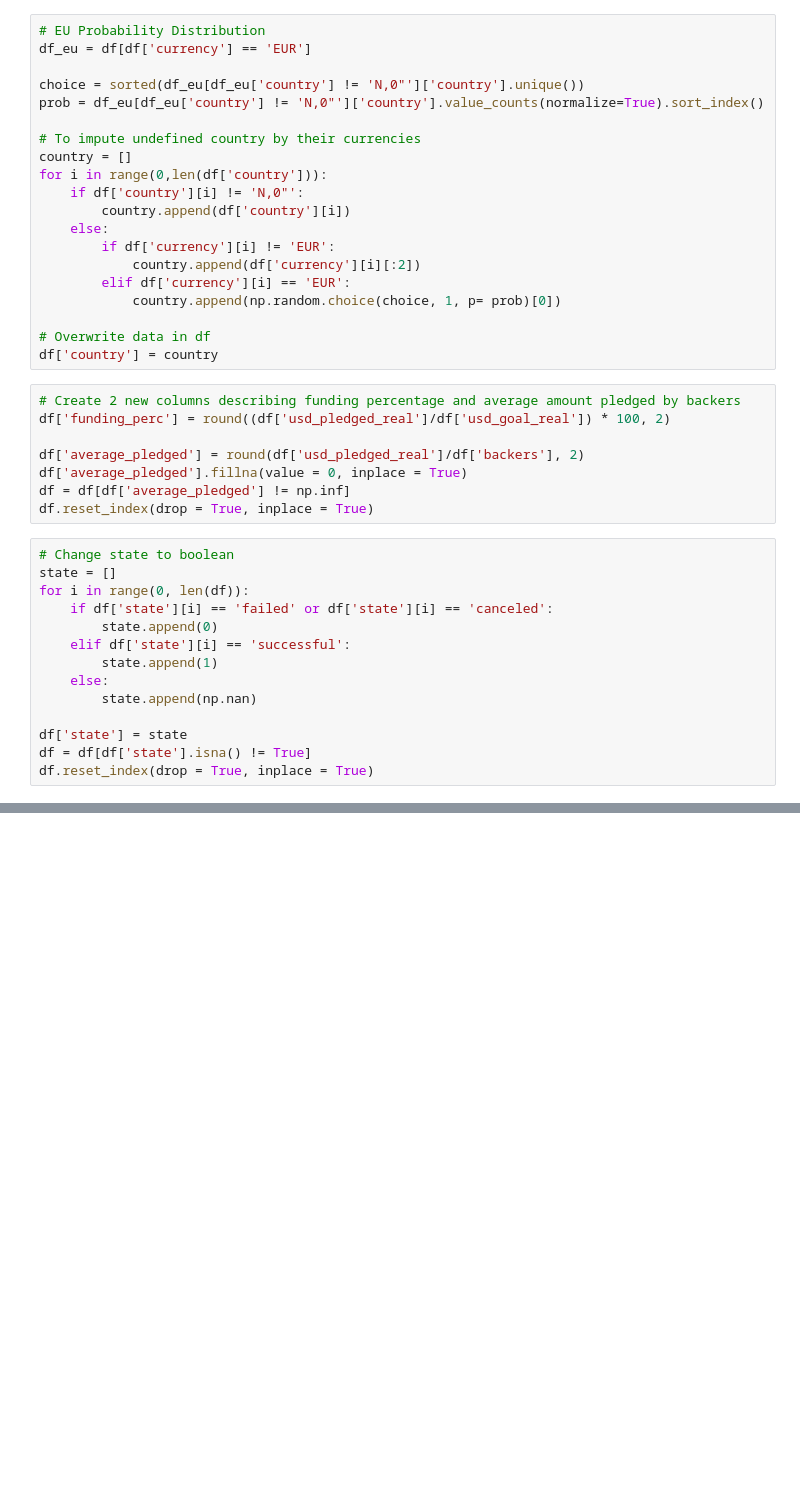
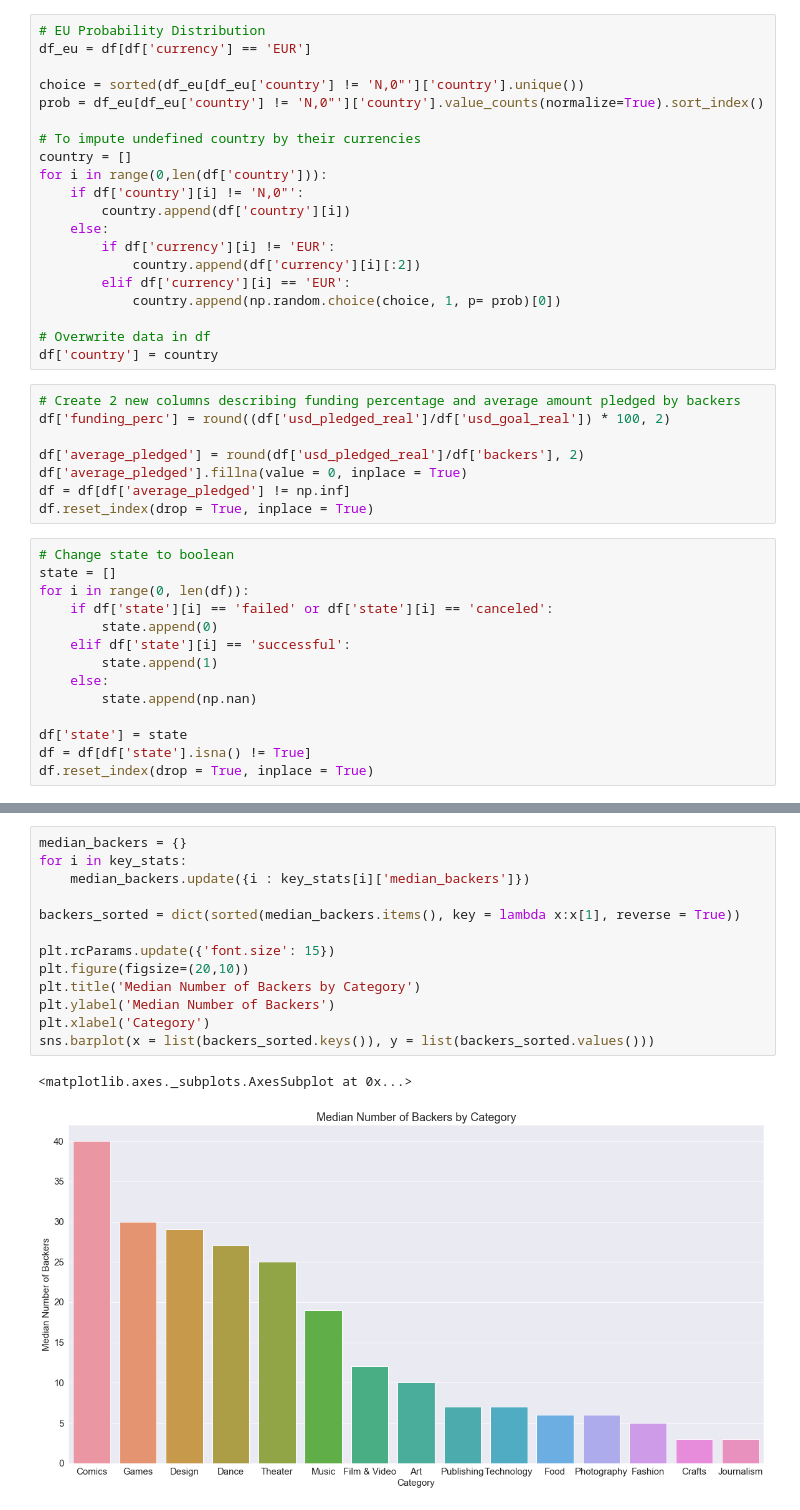
Before and after one commit to songyingho/kickstarter_analysis, a Jupyter notebook: index.ipynb, the cells around one changed output, grey strips where cells are left out. Saved outputs shown, nothing was run; the diff lists cells and outputs as text; blank space fills up the shorter version.

```diff
--- a/index.ipynb
+++ b/index.ipynb
@@ -104,0 +91,16 @@ Median Goal: $ 5000          Median Pledged: $ 55
+# %%
+median_backers = {}
+for i in key_stats:
+    median_backers.update({i : key_stats[i]['median_backers']})
+
+backers_sorted = dict(sorted(median_backers.items(), key = lambda x:x[1], reverse = True))
+
+plt.rcParams.update({'font.size': 15})
+plt.figure(figsize=(20,10))
+plt.title('Median Number of Backers by Category')
+plt.ylabel('Median Number of Backers')
+plt.xlabel('Category')
+sns.barplot(x = list(backers_sorted.keys()), y = list(backers_sorted.values()))
+# %% [output]
+<matplotlib.axes._subplots.AxesSubplot at 0x...>
+[figure, added]
```
Also changed, not shown: parts of 10 cells of this notebook.
